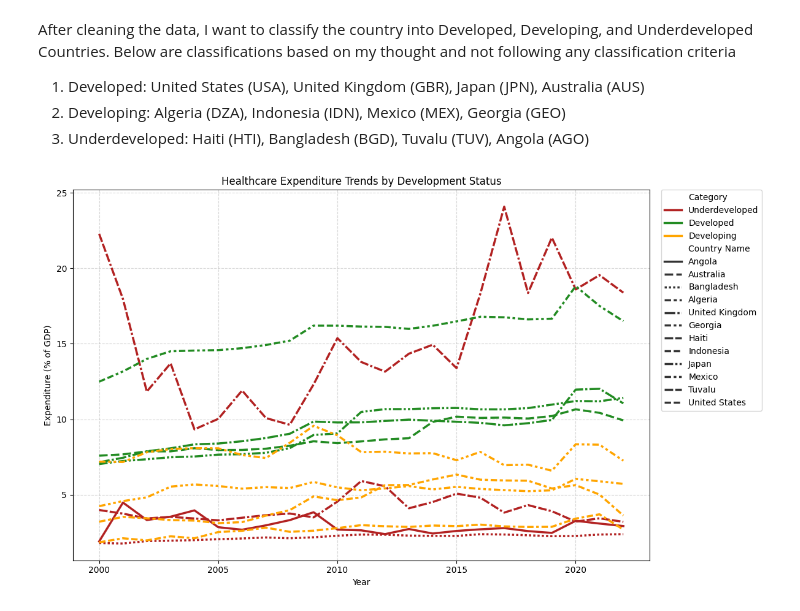
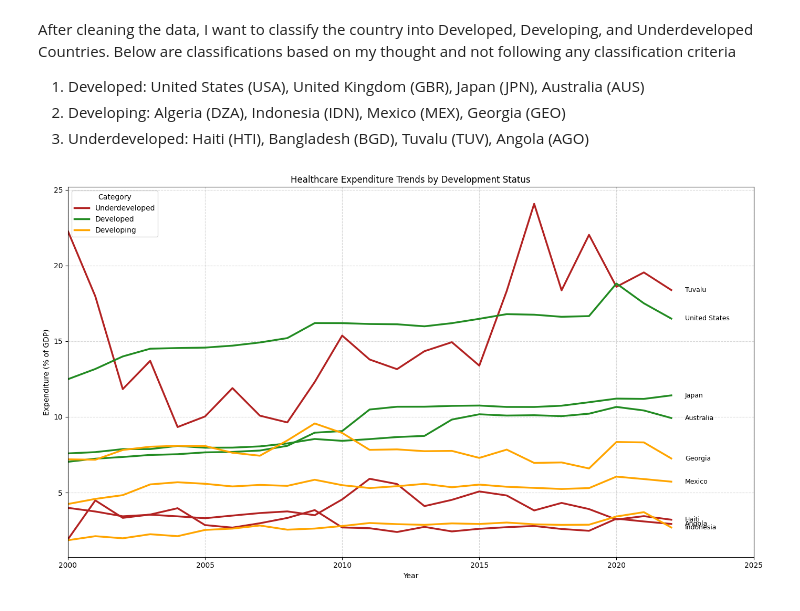
Before and after one commit to lugisz/lugisz.github.io, a Jupyter notebook: Project02.ipynb, the cells around one changed output. Saved outputs shown, nothing was run; the diff lists cells and outputs as text; code cells hidden in the pictures.

```diff
--- a/Project02.ipynb
+++ b/Project02.ipynb
@@ -224,63 +230,85 @@ After cleaning the data, I want to classify the country into Developed, Developi
 # %%
 country_groups = {
     "USA": "Developed",
-    "GBR": "Developed",
     "JPN": "Developed",
     "AUS": "Developed",
-    "DZA": "Developing",
     "IDN": "Developing",
     "MEX": "Developing",
     "GEO": "Developing",
     "HTI": "Underdeveloped",
-    "BGD": "Underdeveloped",
     "TUV": "Underdeveloped",
     "AGO": "Underdeveloped",
 }
 
-
-life_subset = health[health["Country Code"].isin(country_groups.keys())].copy()
+# Select only the countries in the dictionary above
+health_subset = health[health["Country Code"].isin(country_groups.keys())].copy()
 
 # Create a new column 'Category' by mapping the Country Code to the dictionary
-life_subset["Category"] = life_subset["Country Code"].map(country_groups)
+health_subset["Category"] = health_subset["Country Code"].map(country_groups)
 
-# We need to turn the year columns into rows
-life_long = life_subset.melt(
+# Turn the year columns into rows
+health_long = health_subset.melt(
     id_vars=["Country Name", "Country Code", "Category"],
     var_name="Year",
     value_name="Expenditure",
 )
 
-# Ensure Year is numeric (removes any errors)
-life_long["Year"] = pd.to_numeric(life_long["Year"], errors="coerce")
+# Ensure Year is numeric
+health_long["Year"] = pd.to_numeric(health_long["Year"], errors="coerce")
 
+# Visualize the chart
+plt.figure(figsize=(14, 8))  # Made width a bit larger to fit text
 
-plt.figure(figsize=(12, 7))
-
-# We use 'hue' to color by Category, and 'style' to distinguish specific Countries
+# Plot the lines
 sns.lineplot(
-    data=life_long,
+    data=health_long,
     x="Year",
     y="Expenditure",
     hue="Category",  # Colors lines by Developed/Developing/Underdeveloped
-    style="Country Name",  # Different line styles (solid, dashed) for specific countries
+    units="Country Name",  # Tells Python these are separate entities
+    estimator=None,  # Tells Python NOT to average them, draw each line individually
     linewidth=2.5,
     palette={
         "Developed": "forestgreen",
         "Developing": "orange",
         "Underdeveloped": "firebrick",
     },
 )
 
+
+# Loop through every unique country to find where its line ends
+for country in health_long["Country Name"].unique():
+    # Get data for this specific country
+    country_data = health_long[health_long["Country Name"] == country]
+
+    # Find the row with the maximum Year (the end of the line)
+    last_point = country_data.sort_values("Year").iloc[-1]
+
+    # Place the text at that x,y coordinate
+    plt.text(
+        x=last_point["Year"] + 0.5,  # Move text slightly to the right of the dot
+        y=last_point["Expenditure"],  # Same height as the dot
+        s=country,  # The text to write
+        color="black",  # Text color
+        fontsize=9,
+        fontweight="regular",
+        verticalalignment="center",  # Centers text vertically on the line
+    )
+
+
 plt.title("Healthcare Expenditure Trends by Development Status")
 plt.ylabel("Expenditure (% of GDP)")
 plt.xlabel("Year")
 plt.grid(True, linestyle="--", alpha=0.5)
 
-# Move legend outside the plot so it doesn't cover the lines
-plt.legend(bbox_to_anchor=(1.02, 1), loc="upper left", borderaxespad=0)
+# Expand the X-axis limits slightly so the names don't get cut off
+plt.xlim(health_long["Year"].min(), health_long["Year"].max() + 3)
+
+
+plt.legend(title="Category", loc="upper left")
 
 plt.tight_layout()
 plt.show()
 # %% [output]
-[figure, old version]
+[figure, new version]
 # %%
```
Also changed, not shown: parts of 3 cells of this notebook.
